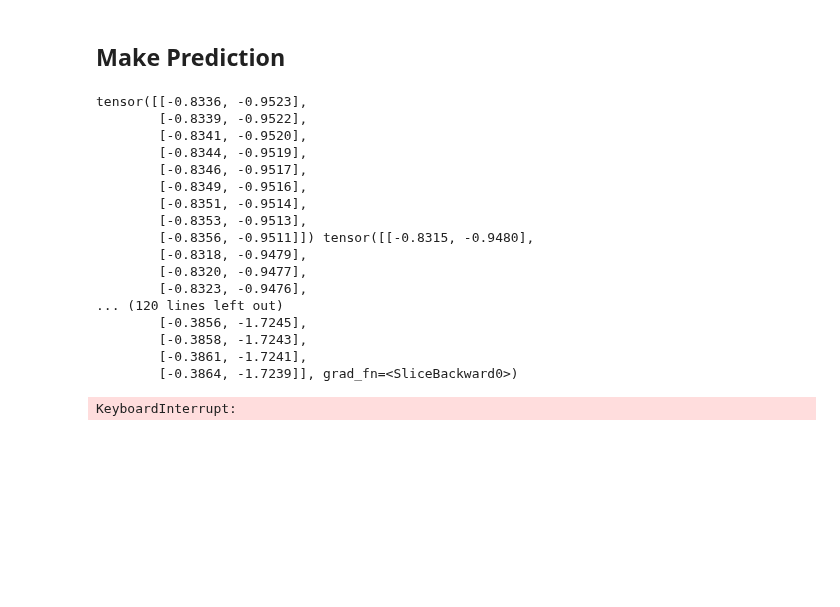
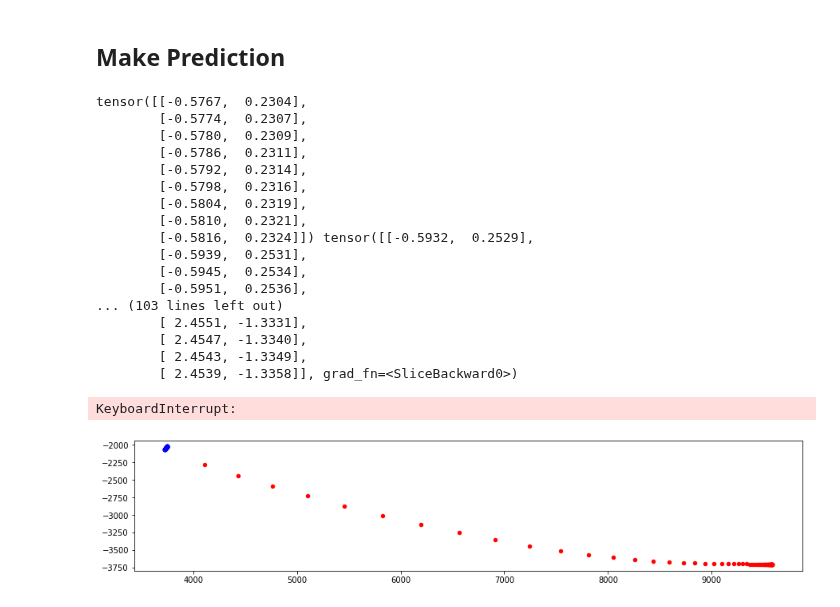
Before and after one commit to ec-2018/CSE151BCompetition, a Jupyter notebook: Load_Argo2_Public.ipynb, the cells around one changed output. Cells and saved outputs as stored; diff of their text form; code cells hidden in the pictures; blank space fills up the shorter version.

```diff
--- a/Load_Argo2_Public.ipynb
+++ b/Load_Argo2_Public.ipynb
@@ -150,9 +150,9 @@ train_dataset, valid_dataset = torch.utils.data.random_split(train_dataset, [tra
 ## Create a DataLoader class for training
 # %%
 batch_sz = 10  # batch size
-train_loader = DataLoader(train_dataset,batch_size=batch_sz,shuffle=True)
-val_loader = DataLoader(valid_dataset,batch_size=batch_sz,shuffle=True)
-test_loader = DataLoader(test_dataset,batch_size=1)
+train_loader = DataLoader(train_austin,batch_size=batch_sz,shuffle=True)
+val_loader = DataLoader(val_austin,batch_size=batch_sz,shuffle=True)
+test_loader = DataLoader(test_austin,batch_size=1)
 # %% [markdown]
 ## Sample a batch of data and visualize
 # %%
@@ -202,7 +202,6 @@ class LSTM(nn.Module):
         self.dropout = nn.Dropout(0.5)
         self.tanh = nn.Tanh()
         self.linear2 = nn.Linear(256, 2)
-        self.leakyrelu = nn.LeakyReLU()
 
     def forward(self, x, h=None, c=None):
         if (h is not None) and (c is not None):
@@ -261,7 +260,7 @@ KeyboardInterrupt:
 ## Load Model
 # %%
 lstm = LSTM()
-lstm.load_state_dict(torch.load("models/full_model.pt", map_location=device))
+lstm.load_state_dict(torch.load("models/austin_model.pt", map_location=device))
 lstm.to(device)
 lstm.train(False)
 # %% [output]
@@ -277,8 +276,6 @@ LSTM(
 ## Sample Function
 # %%
 def sample(x, model, steps=60):
-    x = x.to(device)
-    x = x.float()
     h = None
     c = None
     arr = []
@@ -296,35 +293,36 @@ def sample(x, model, steps=60):
 # %%
 for i, inp in enumerate(test_loader):
     original_inp = inp
     inp = inp.to(device)
-    inp = (inp - data_mean) / data_std
+    inp = (inp - austin_mean) / austin_std
     inp = inp.float()
     output = sample(inp, lstm)
 
     output = np.array(output)
-    output = output * data_std + data_mean
+    output = output * austin_std + austin_mean
 
     plt.figure(figsize=(15, 3))
     plt.scatter(original_inp[0][:,0], original_inp[0][:,1], c='b', s=20)
     plt.scatter(output[:,0], output[:,1], c='r', s=20)
-    plt.savefig(f"outputs/prediction_{i}.png")
+    plt.savefig(f"outputs/austin_prediction_{i}.png")
     plt.close()
 # %% [output]
-tensor([[-0.8336, -0.9523],
-        [-0.8339, -0.9522],
-        [-0.8341, -0.9520],
-        [-0.8344, -0.9519],
-        [-0.8346, -0.9517],
-        [-0.8349, -0.9516],
-        [-0.8351, -0.9514],
-        [-0.8353, -0.9513],
-        [-0.8356, -0.9511]]) tensor([[-0.8315, -0.9480],
-        [-0.8318, -0.9479],
-        [-0.8320, -0.9477],
-        [-0.8323, -0.9476],
-... (120 lines left out)
-        [-0.3856, -1.7245],
-        [-0.3858, -1.7243],
-        [-0.3861, -1.7241],
-        [-0.3864, -1.7239]], grad_fn=<SliceBackward0>)
+tensor([[-0.5767,  0.2304],
+        [-0.5774,  0.2307],
+        [-0.5780,  0.2309],
+        [-0.5786,  0.2311],
+        [-0.5792,  0.2314],
+        [-0.5798,  0.2316],
+        [-0.5804,  0.2319],
+        [-0.5810,  0.2321],
+        [-0.5816,  0.2324]]) tensor([[-0.5932,  0.2529],
+        [-0.5939,  0.2531],
+        [-0.5945,  0.2534],
+        [-0.5951,  0.2536],
+... (103 lines left out)
+        [ 2.4551, -1.3331],
+        [ 2.4547, -1.3340],
+        [ 2.4543, -1.3349],
+        [ 2.4539, -1.3358]], grad_fn=<SliceBackward0>)
 KeyboardInterrupt:
+[figure, added]
```
Also changed, not shown: parts of 3 cells of this notebook.
